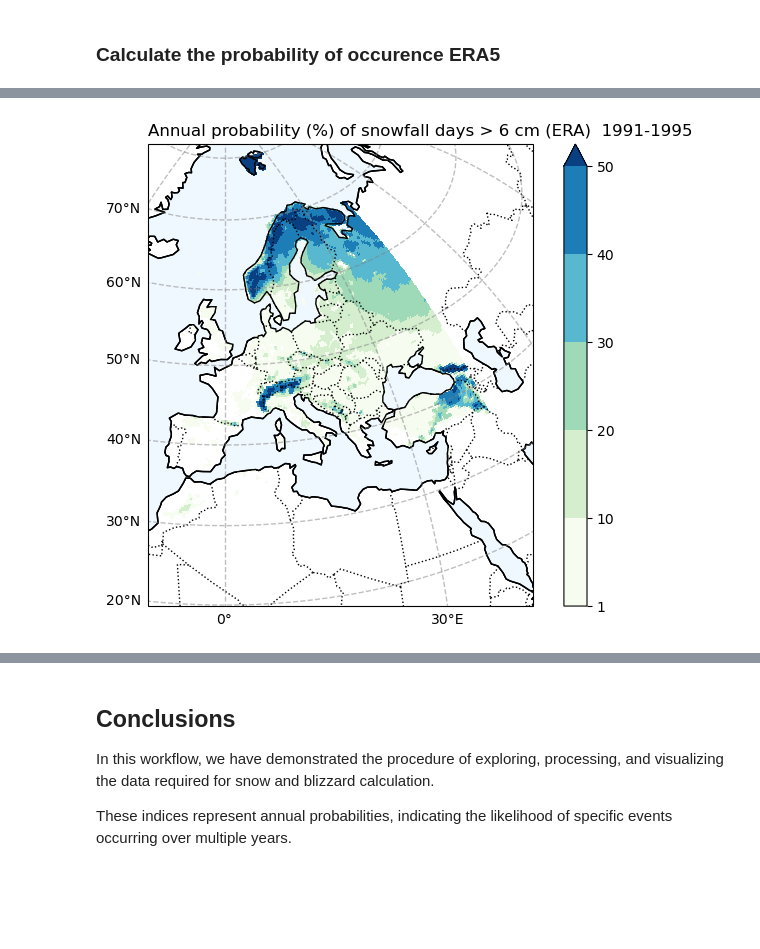
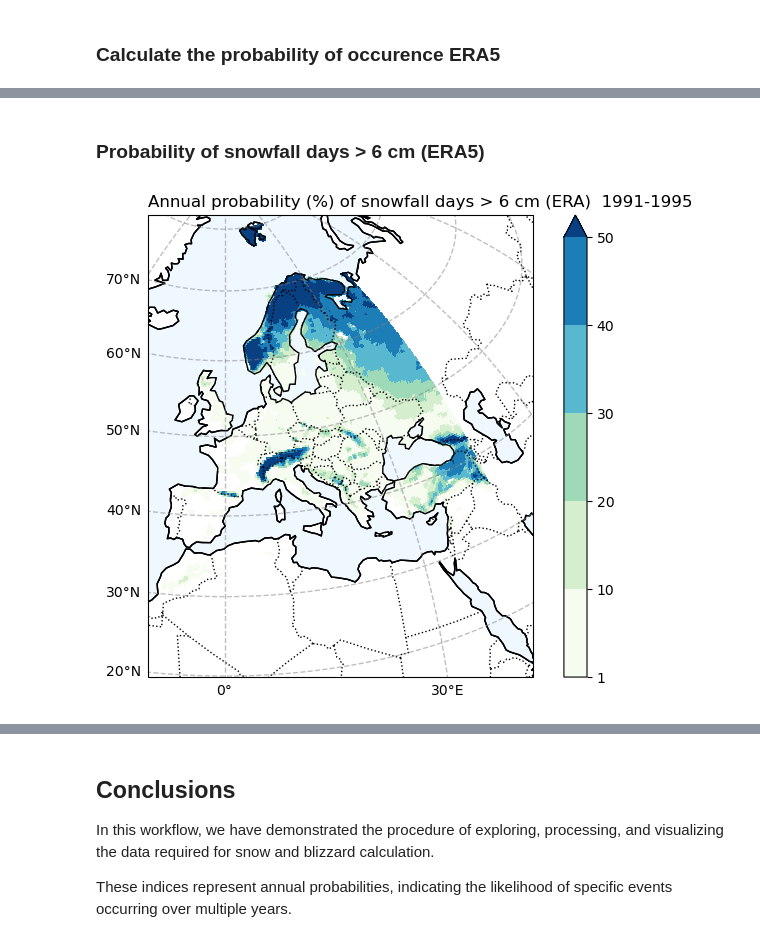
Before and after one commit to CLIMAAX/SNOW, a Jupyter notebook: 01_Heavy_snowfall_and_blizzards/Hazard_assessment_SNOW_BLIZZARDS.ipynb, the cells around one changed output, grey strips where cells are left out. Drawn from its saved outputs; the diff is of its cells as text; code cells hidden in the pictures; blank space fills up the shorter version.

```diff
--- a/01_Heavy_snowfall_and_blizzards/Hazard_assessment_SNOW_BLIZZARDS.ipynb
+++ b/01_Heavy_snowfall_and_blizzards/Hazard_assessment_SNOW_BLIZZARDS.ipynb
@@ -597,0 +500,10 @@ Having acquired the data and computed the required indicator, we proceed to crea
+# %%
+# CORDEX historical
+BdayCount_anaProb_hist_mean = xr.open_dataarray(f'{data_dir}/BdayCount_AnaProb_mean_{cordex_suffix_hist}.nc')
+snow6Prob_annual_hist_mean = xr.open_dataarray(f'{data_dir}/Snow6Prob_annual_mean_{cordex_suffix_hist}.nc')
+snow25Prob_annual_hist_mean = xr.open_dataarray(f'{data_dir}/Snow25Prob_annual_mean_{cordex_suffix_hist}.nc')
+
+# ERA5 reanalysis
+BdayCount_anaProb_mean_ERA = xr.open_dataarray(f'{data_dir}/BdayCount_AnaProb_mean_ERA5_{Hist_start_year}_{Hist_end_year}.nc')
+snow6Prob_annual_mean_ERA = xr.open_dataarray(f'{data_dir}/Snow6Prob_annual_mean_ERA5_{Hist_start_year}_{Hist_end_year}.nc')
+snow25Prob_annual_mean_ERA = xr.open_dataarray(f'{data_dir}/Snow25Prob_annual_mean_ERA5_{Hist_start_year}_{Hist_end_year}.nc')
@@ -668,33 +549,21 @@ fig.savefig(fileout)
+# %% [markdown]
+### Probability of snowfall days > 6 cm (ERA5)
 # %%
-# Probability of snowfall days > 6 cm (ERA)
 # Filter the data to exclude values less than 1
-filtered_data = snow6Prob_annual_mean_ERA.snow_days.where(snow6Prob_annual_mean_ERA.snow_days >= 1)
+filtered_data = snow6Prob_annual_mean_ERA.where(snow6Prob_annual_mean_ERA >= 1)
 
-fig = plt.figure(figsize=(8, 6))
-p_levels = [1, 10, 20, 30, 40, 50]
+fig, ax = make_map(f'Annual probability (%) of snowfall days > 6 cm (ERA)  {Hist_start_year}-{Hist_end_year}')
 
-p = filtered_data.plot(
-    subplot_kws=dict(projection=ccrs.Orthographic(0, 35)),
-    levels=p_levels,
+filtered_data.plot(
+    ax=ax,
+    levels=[1, 10, 20, 30, 40, 50],
     cmap="GnBu",
-    cbar_kwargs={"label": " "},
+    cbar_kwargs={"label": ""},
     transform=ccrs.PlateCarree(),
 )
 
-p.axes.coastlines()
-plt.title(f'Annual probability (%) of snowfall days > 6 cm (ERA)  {Hist_start_year}-{Hist_end_year}', loc="left")
-
-# Add coastlines and features
-p.axes.add_feature(cfeature.BORDERS, linestyle=':')
-p.axes.add_feature(cfeature.LAND, edgecolor='black', facecolor='none')
-p.axes.add_feature(cfeature.OCEAN, edgecolor='black', facecolor='aliceblue')
-
-# Add latitude and longitude labels
-gl = p.axes.gridlines(crs=ccrs.PlateCarree(), draw_labels=True,
-                      linewidth=1, color='gray', alpha=0.5, linestyle='--')
-gl.xlabels_top = False
-gl.ylabels_right = False
-fileout = os.path.join(plot_dir,f'Annual_probability_of_snowfall_days_6cm_ERA_{Hist_start_year}_{Hist_end_year}.png'.format(areaname))
-fig.savefig(fileout)
+fig.savefig(
+    os.path.join(plot_dir, f'Annual_probability_of_snowfall_days_6cm_ERA_{Hist_start_year}_{Hist_end_year}.png')
+)
 # %% [output]
-[figure, old version]
+[figure, new version]
```
Also changed, not shown: parts of 87 cells of this notebook, 3 other files.
